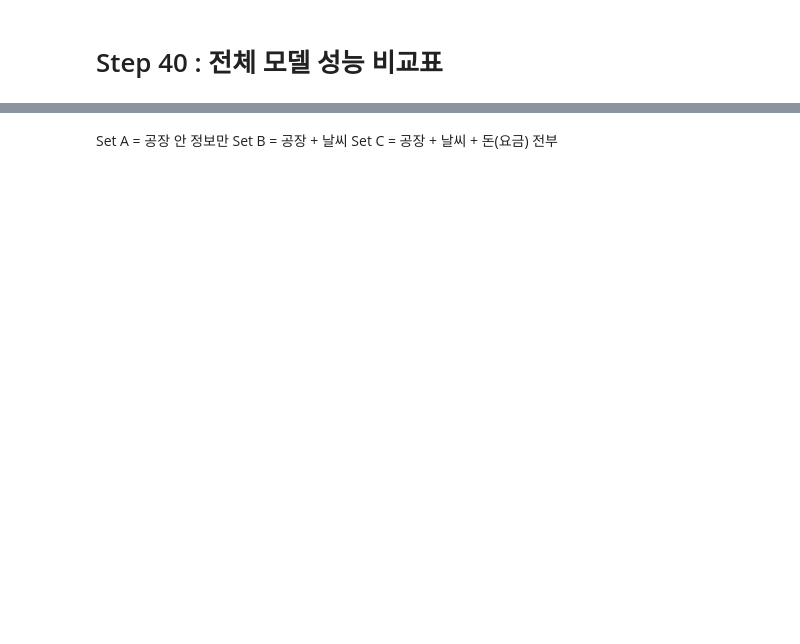
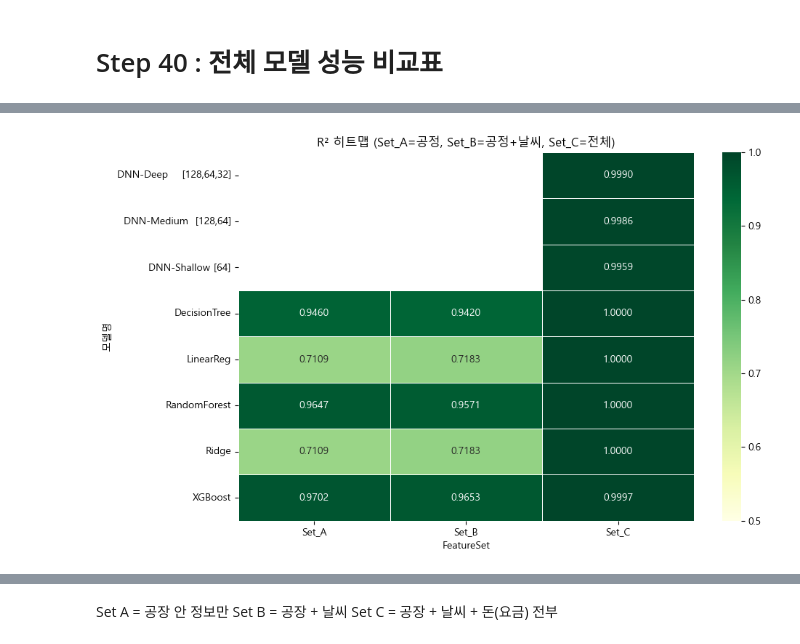
Before and after one commit to blackhole-24/hipython, a Jupyter notebook: ml/12_에너지사용량_예측.ipynb, the cells around one changed output, grey strips where cells are left out. Cells and saved outputs as stored; diff of their text form; code cells hidden in the pictures; blank space fills up the shorter version.

```diff
--- a/ml/12_에너지사용량_예측.ipynb
+++ b/ml/12_에너지사용량_예측.ipynb
@@ -1994,21 +1948,17 @@ for fs_name in FEATURE_SETS_NEW:
     Xte = splits_new[fs_name]['X_test']
 
     xgb = XGBRegressor(
-        n_estimators=200,
-        max_depth=6,
-        learning_rate=0.1,
-        subsample=0.8,
-        colsample_bytree=0.8,
-        random_state=42,
-        verbosity=0,
-        n_jobs=1
+        n_estimators=200, max_depth=6,
+        learning_rate=0.1, subsample=0.8,
+        colsample_bytree=0.8, random_state=42,
+        verbosity=0, n_jobs=1
     )
     xgb.fit(Xtr, y_train, eval_set=[(Xte, y_test)], verbose=False)
     res = evaluate_model(f'XGBoost [{fs_name}]', y_test, xgb.predict(Xte))
     all_results_new.append(res)
     print(f"  XGBoost {fs_name:6s} | RMSE={res['RMSE']:6.2f} | MAE={res['MAE']:6.2f} | R²={res['R²']:.4f}")
 
-# Set_C 모델 저장 (Feature Importance용)
+# Set_C 모델 저장
 xgb_setC_new = XGBRegressor(
     n_estimators=200, max_depth=6,
     learning_rate=0.1, subsample=0.8,
@@ -2099,15 +2032,22 @@ Step 39 완료
 # Step 40: 전체 모델 성능 비교표
 # ================================================
 
+import matplotlib.pyplot as plt
+import matplotlib
+import seaborn as sns
+
+matplotlib.rcParams['font.family'] = 'Malgun Gothic'
+matplotlib.rcParams['axes.unicode_minus'] = False
+
 results_df_new = pd.DataFrame(all_results_new)
 
-# 전체 비교표 (R² 내림차순)
+# 전체 비교표
 print("=" * 70)
 print("  전체 모델 성능 비교표 (R² 내림차순)")
 print("=" * 70)
 print(results_df_new.sort_values('R²', ascending=False).to_string(index=False))
 
-# Set_C 기준만 따로
+# Set_C 기준만
 print("\n" + "=" * 70)
 print("  Set_C 기준 모델 비교 (R² 내림차순)")
 print("=" * 70)
@@ -2116,25 +2056,57 @@ setC_new = results_df_new[
 ].sort_values('R²', ascending=False)
 print(setC_new.to_string(index=False))
 
-# 최고 모델 출력
+# 최고 모델
 best = results_df_new.loc[results_df_new['R²'].idxmax()]
 print(f"\n최고 모델 : {best['모델']}")
-print(f"RMSE     : {best['RMSE']}")
-print(f"MAE      : {best['MAE']}")
-print(f"R²       : {best['R²']}")
+print(f"RMSE      : {best['RMSE']}")
+print(f"MAE       : {best['MAE']}")
+print(f"R2        : {best['R²']}")
 
-# 기존 모델(9개월) vs 새 모델(1년+추가피처) 비교
-print("\n" + "=" * 70)
-print("  기존(9개월) vs 신규(1년+추가피처) 비교 -- Set_C RF 기준")
-print("=" * 70)
-old_rf = [r for r in all_results if 'RandomForest' in r['모델'] and 'Set_C' in r['모델']]
-new_rf = [r for r in all_results_new if 'RandomForest' in r['모델'] and 'Set_C' in r['모델']]
-if old_rf and new_rf:
-    o = old_rf[0]
-    n = new_rf[0]
-    print(f"  기존 RF [Set_C] | RMSE={o['RMSE']} | MAE={o['MAE']} | R²={o['R²']}")
-    print(f"  신규 RF [Set_C] | RMSE={n['RMSE']} | MAE={n['MAE']} | R²={n['R²']}")
-    print(f"  R² 변화: {o['R²']} -> {n['R²']} ({n['R²']-o['R²']:+.4f})")
+# ── 시각화 ────────────────────────────────────────
+def clean_name(name):
+    for s in ['[Set_A]','[Set_B]','[Set_C]']:
+        name = name.replace(s,'').strip()
+    return name
+
+def get_set(name):
+    if 'Set_A' in name: return 'Set_A'
+    elif 'Set_B' in name: return 'Set_B'
+    else: return 'Set_C'
+
+results_df_new['모델명']     = results_df_new['모델'].apply(clean_name)
+results_df_new['FeatureSet'] = results_df_new['모델'].apply(get_set)
+
+# R² 히트맵
+fig, ax = plt.subplots(figsize=(10, 6))
+pivot = results_df_new.pivot_table(
+    index='모델명', columns='FeatureSet', values='R²').round(4)
+sns.heatmap(pivot, annot=True, fmt='.4f', cmap='YlGn',
+            linewidths=0.5, vmin=0.5, vmax=1.0, ax=ax,
+            annot_kws={'size':10})
+ax.set_title('R² 히트맵 (Set_A=공정, Set_B=공정+날씨, Set_C=전체)', fontsize=12)
+plt.tight_layout()
+plt.show()
+
+# Set_C R² 막대
+setC_sorted = setC_new.copy()
+setC_sorted['모델명'] = setC_sorted['모델'].apply(clean_name)
+setC_sorted = setC_sorted.sort_values('R²', ascending=True)
+
+fig2, ax2 = plt.subplots(figsize=(10, 6))
+colors = ['gold' if i==len(setC_sorted)-1 else 'steelblue'
+          for i in range(len(setC_sorted))]
+ax2.barh(setC_sorted['모델명'], setC_sorted['R²'],
+         color=colors, edgecolor='white', alpha=0.85)
+ax2.set_xlabel('R²')
+ax2.set_title('Set_C 기준 모델 성능 비교 (R²)')
+ax2.axvline(0.9, color='red', linestyle='--', linewidth=1, label='R²=0.9')
+ax2.legend()
+for i, val in enumerate(setC_sorted['R²']):
+    ax2.text(val-0.05, i, f'{val:.4f}', va='center',
+             fontsize=9, color='white', fontweight='bold')
+plt.tight_layout()
+plt.show()
 
 print("Step 40 완료")
 # %% [output]
@@ -2157,0 +2130 @@ Step 40 완료
+[figure, added]
```
Also changed, not shown: parts of 21 cells of this notebook, 3 other files.
